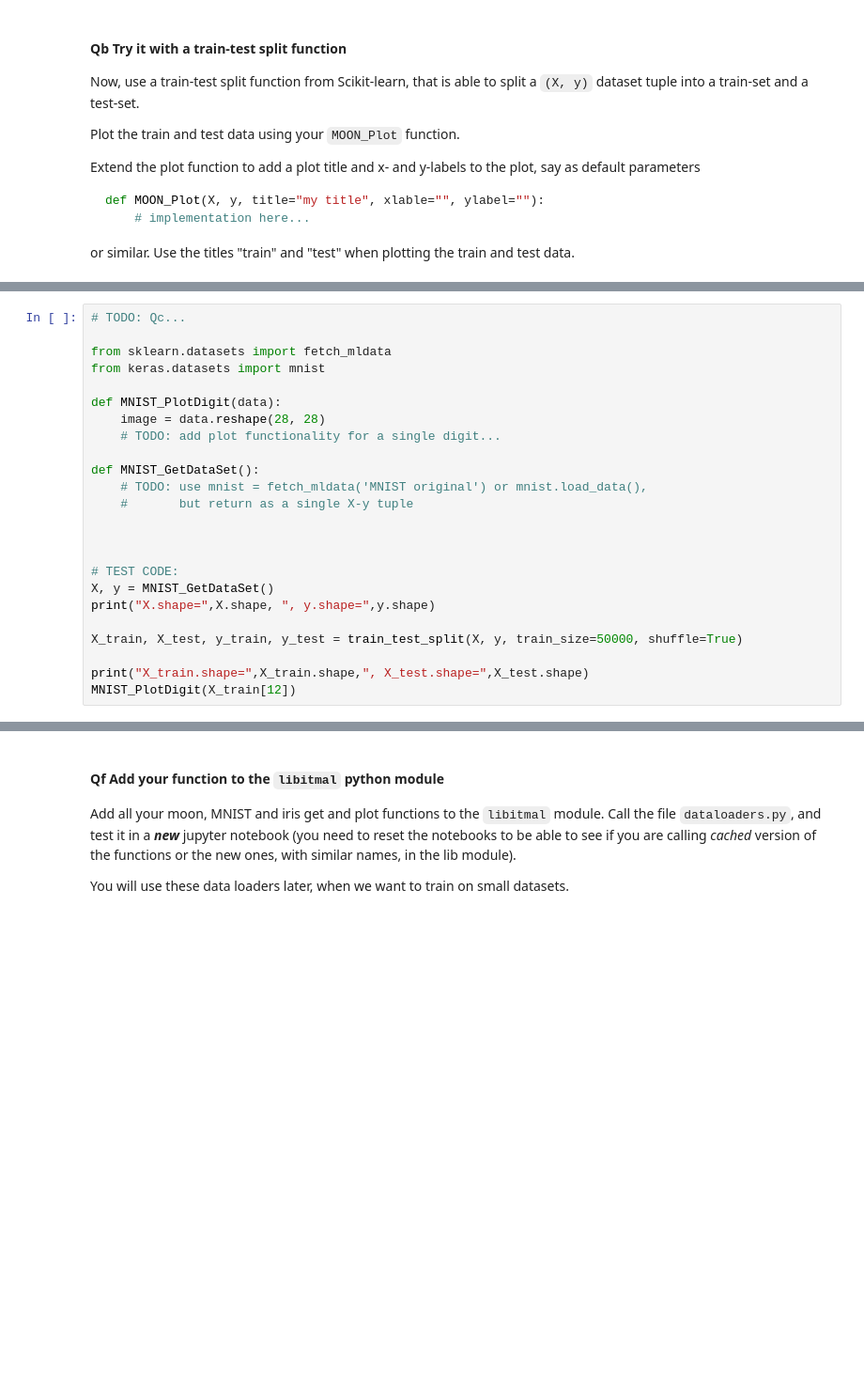
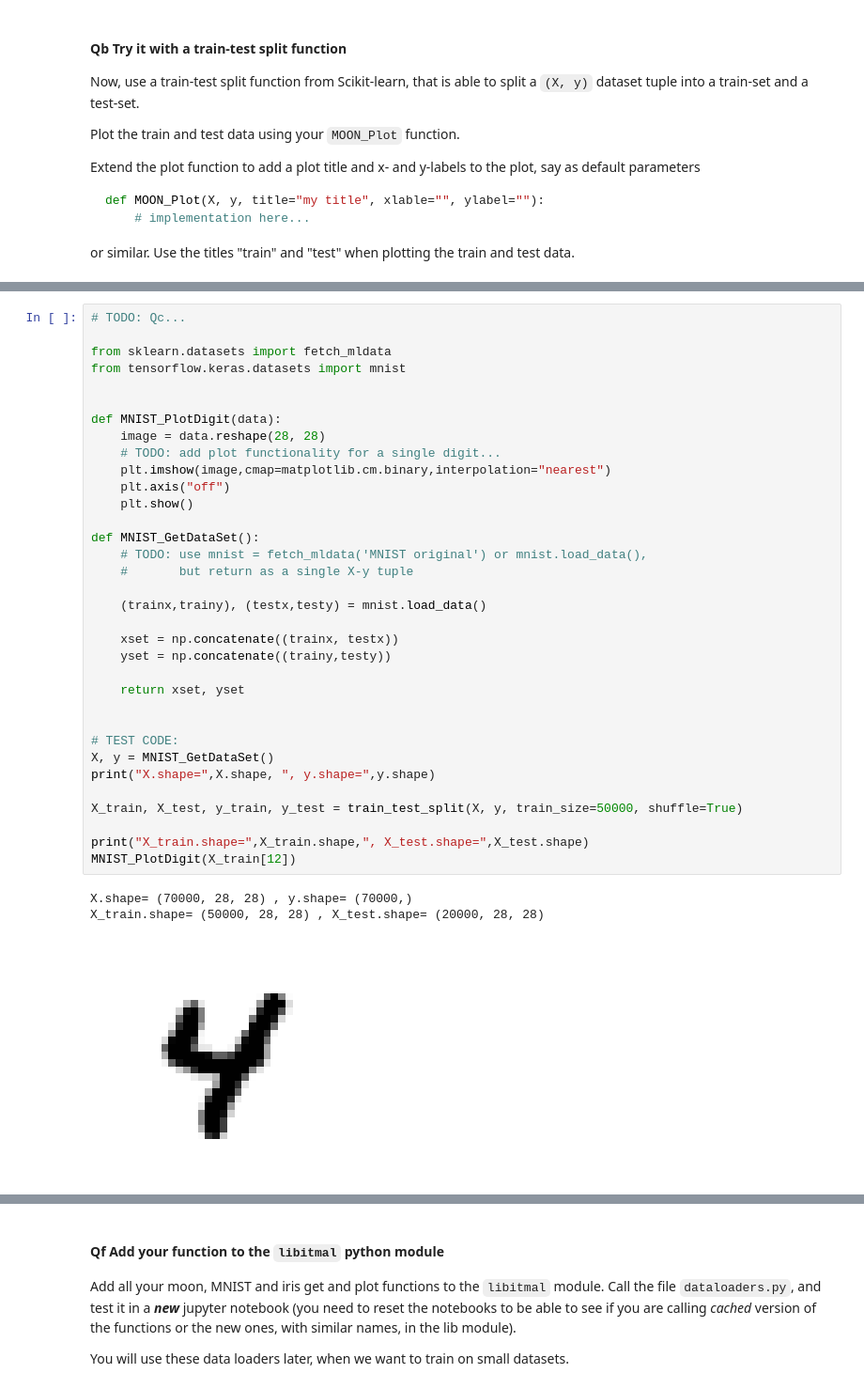
Before and after one commit to 2takker/ITMAL-gr46, a Jupyter notebook: L03/dataset.ipynb, the cells around one changed output, grey strips where cells are left out. Shown: that part at 94% size. Drawn from its saved outputs; the diff is of its cells as text; blank space fills up the shorter version.

```diff
--- a/L03/dataset.ipynb
+++ b/L03/dataset.ipynb
@@ -119,27 +117,41 @@ Also create a `MNIST_PlotDigit()`, that is able to plot a single digit from the
 # %%
 # TODO: Qc...
 
 from sklearn.datasets import fetch_mldata
-from keras.datasets import mnist
+from tensorflow.keras.datasets import mnist
+
 
 def MNIST_PlotDigit(data):
     image = data.reshape(28, 28)
     # TODO: add plot functionality for a single digit...
+    plt.imshow(image,cmap=matplotlib.cm.binary,interpolation="nearest")
+    plt.axis("off")
+    plt.show()
 
 def MNIST_GetDataSet():
     # TODO: use mnist = fetch_mldata('MNIST original') or mnist.load_data(),
     #       but return as a single X-y tuple
 
+    (trainx,trainy), (testx,testy) = mnist.load_data()
+
+    xset = np.concatenate((trainx, testx))
+    yset = np.concatenate((trainy,testy))
+
+    return xset, yset
 
 
 # TEST CODE:
 X, y = MNIST_GetDataSet()
 print("X.shape=",X.shape, ", y.shape=",y.shape)
 
 X_train, X_test, y_train, y_test = train_test_split(X, y, train_size=50000, shuffle=True)
 
 print("X_train.shape=",X_train.shape,", X_test.shape=",X_test.shape)
 MNIST_PlotDigit(X_train[12])
+# %% [output]
+X.shape= (70000, 28, 28) , y.shape= (70000,)
+X_train.shape= (50000, 28, 28) , X_test.shape= (20000, 28, 28)
+[figure, added]
 # %% [markdown]
 ## Iris
 
```
Also changed, not shown: parts of 9 cells of this notebook, 8 other files.
